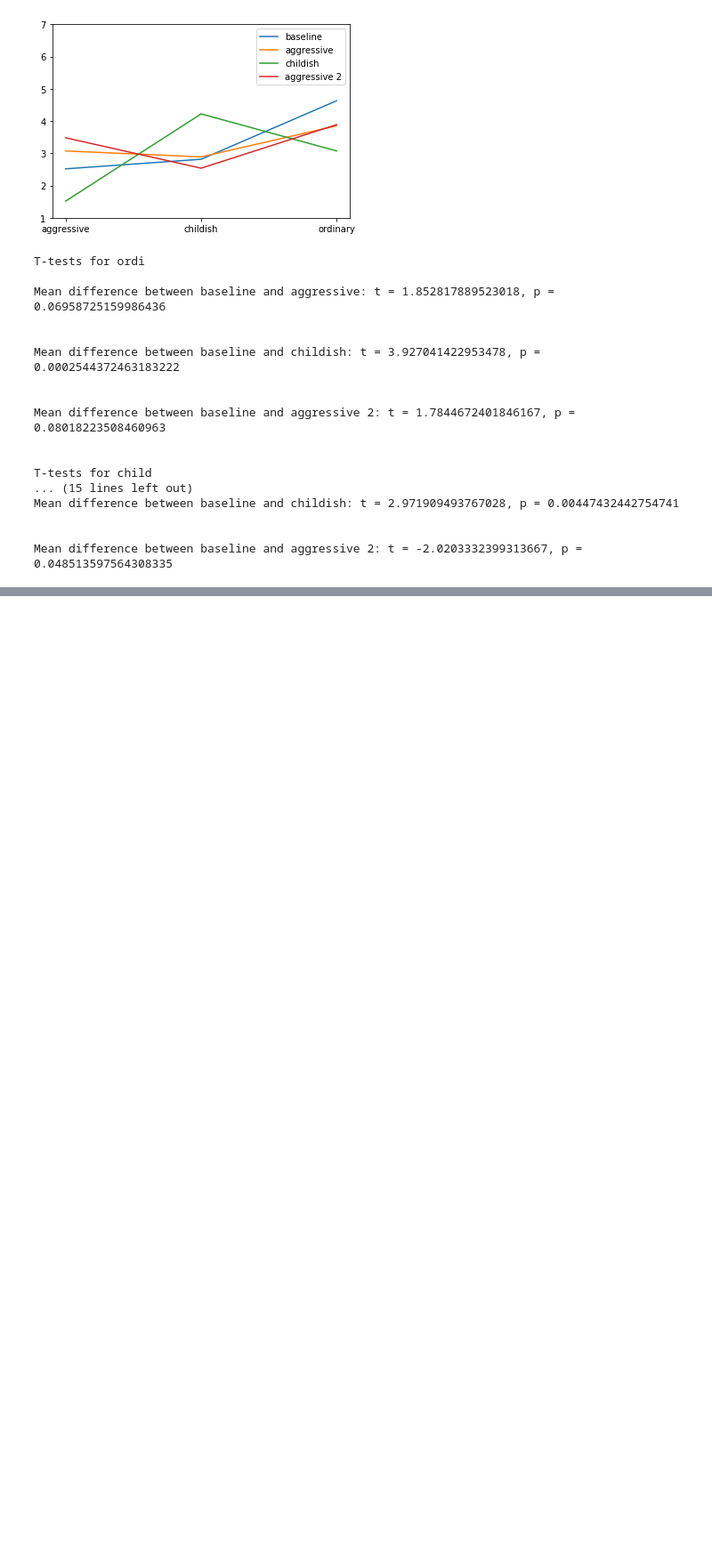
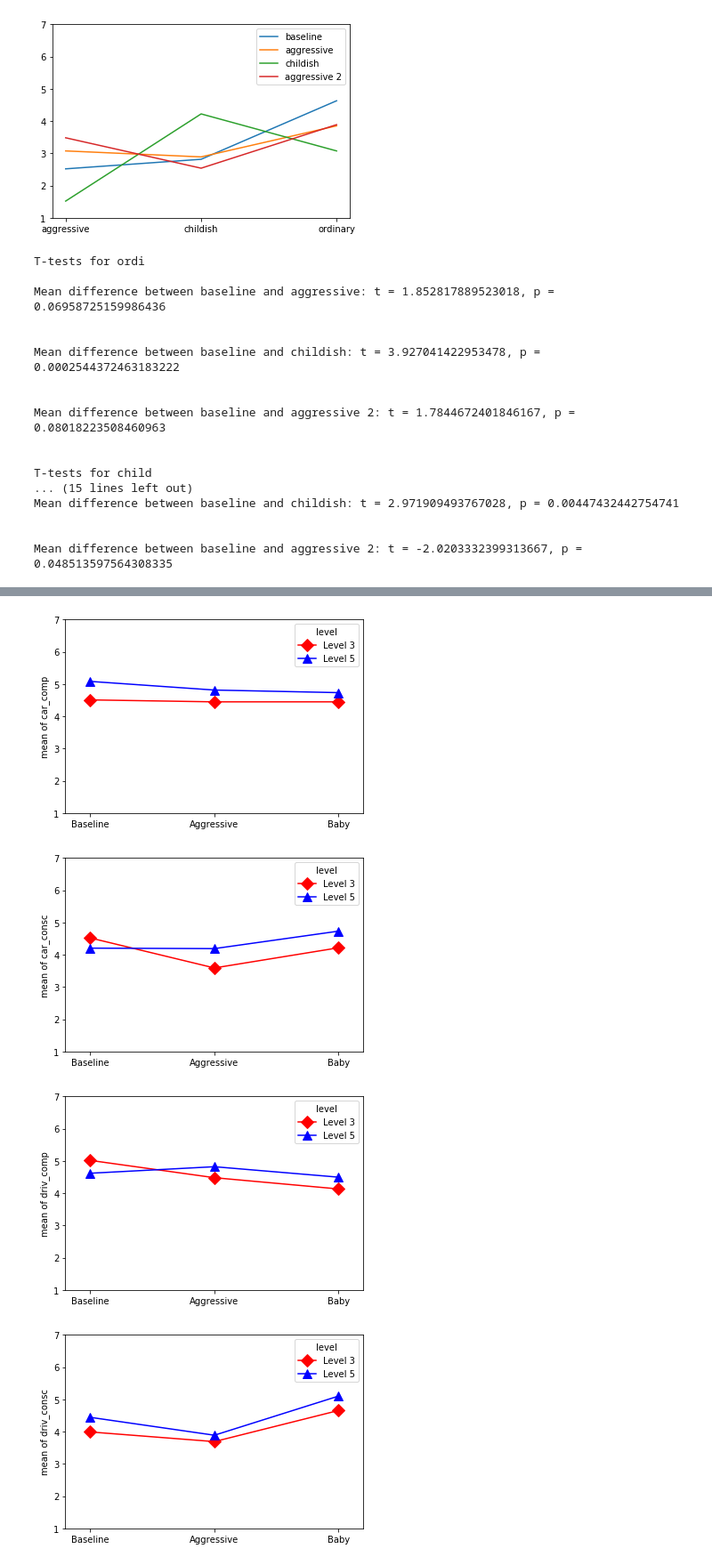
Before and after one commit to steffenwoelfl/Car-Responsibility, a Jupyter notebook: resp_analysis.ipynb, the cells around one changed output, grey strips where cells are left out. Shown at 89% size. Drawn from its saved outputs; the diff is of its cells as text; code cells hidden in the pictures; blank space fills up the shorter version.

```diff
--- a/resp_analysis.ipynb
+++ b/resp_analysis.ipynb
@@ -308,0 +631,6 @@ Mean difference between baseline and aggressive 2: t = -2.0203332399313667, p =
+# %%
+#delete this one case
+
+print(data.shape)
+data = data[data['driv_consc1'] > 0]
+print(data.shape)
@@ -308,0 +669,8 @@ Mean difference between baseline and aggressive 2: t = -2.0203332399313667, p =
+# %%
+# Sufficient reliability, calculate construct measures
+
+data['car_comp'] = data[['car_comp1', 'car_comp2', 'car_comp3', 'car_comp4', 'car_comp5']].mean(axis=1)
+data['car_consc'] = data[['car_consc1', 'car_consc2', 'car_consc3', 'car_consc4']].mean(axis=1)
+
+data['driv_comp'] = data[['driv_comp1', 'driv_comp2', 'driv_comp3', 'driv_comp4', 'driv_comp5']].mean(axis=1)
+data['driv_consc'] = data[['driv_consc1', 'driv_consc2', 'driv_consc3', 'driv_consc4']].mean(axis=1)
@@ -308,0 +689,11 @@ Mean difference between baseline and aggressive 2: t = -2.0203332399313667, p =
+# %%
+# Two-factorial ANOVAS
+
+for attribution in ['car_comp', 'car_consc', 'driv_comp', 'driv_consc']:
+
+    formula = '{} ~ C(level) + C(design) + C(level):C(design)'.format(attribution)
+    model = ols(formula, data).fit()
+    aov_table = anova_lm(model, typ=2)
+    eta_squared(aov_table)
+    print('ANOVA on {}'.format(attribution)+'\n',aov_table.round(4))
+    print('\n')
@@ -308,0 +718,14 @@ Mean difference between baseline and aggressive 2: t = -2.0203332399313667, p =
+# %%
+for attribution in ['car_comp', 'car_consc', 'driv_comp', 'driv_consc']:
+
+    fig = interaction_plot(x=data['design'].cat.codes, trace=data['level'], response=data[attribution],
+                       colors=['red', 'blue'], markers=['D', '^'], ms=10)
+
+    plt.xticks([0,1,2], labels=['Baseline', 'Aggressive', 'Baby'])
+    plt.ylim(1,7)
+    plt.show()
+# %% [output]
+[figure, added]
+[figure, added]
+[figure, added]
+[figure, added]
```
Also changed, not shown: parts of 33 cells of this notebook, 3 other files.
